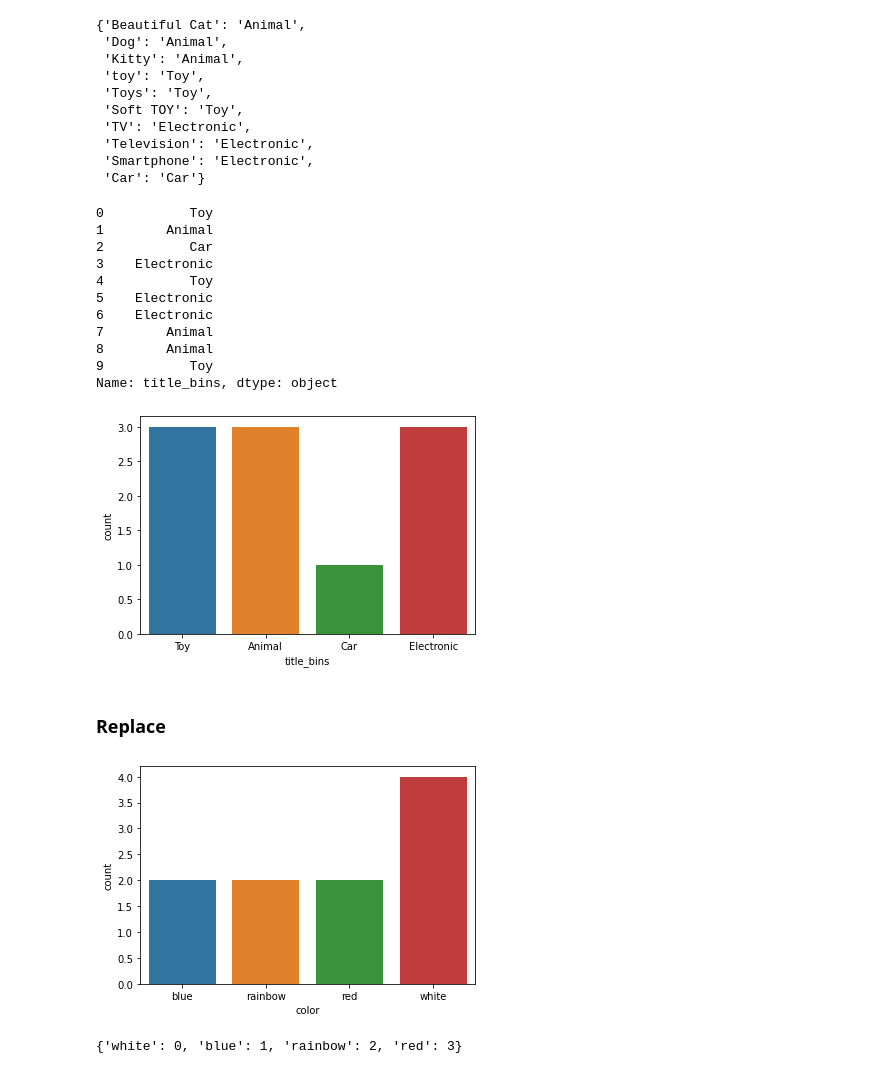
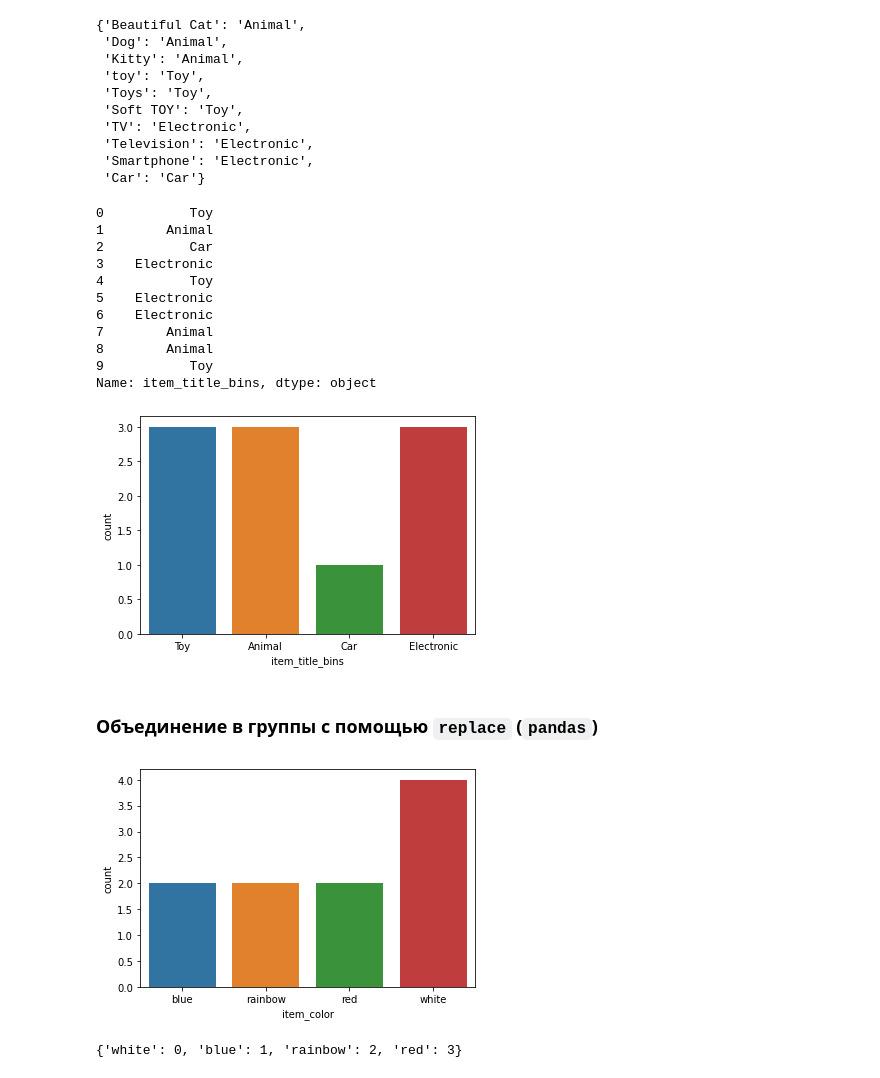
Before and after one commit to ryndovaira-org/data_science_lectures, a Jupyter notebook: 04_data_preparation/lectures/04_feature_engineering.ipynb, the cells around one changed output. Saved outputs shown, nothing was run; the diff lists cells and outputs as text; code cells hidden in the pictures.

```diff
--- a/04_data_preparation/lectures/04_feature_engineering.ipynb
+++ b/04_data_preparation/lectures/04_feature_engineering.ipynb
@@ -405,5 +423,5 @@ tags_df
 | 9 | True | False | True | False | False | False |
 # %%
 # присоединить колонки с тегами к df
-df = df.join(tags_df)
+df = df.join(item_tags_df)
 # %% [markdown]
@@ -466,11 +484,11 @@ Name: color, dtype: int64
 # %%
-df['is_white'] = df.color == 'white'
-df['is_blue'] = df.color == 'blue'
-df['is_rainbow'] = df.color == 'rainbow'
-df['is_red'] = df.color == 'red'
+df['is_white'] = df.item_color == 'white'
+df['is_blue'] = df.item_color == 'blue'
+df['is_rainbow'] = df.item_color == 'rainbow'
+df['is_red'] = df.item_color == 'red'
 # %%
-df['is_color_white_or_blue'] = (df.color == 'white') | (df.color == 'blue')
-df['is_color_rainbow_or_red'] = (df.color == 'rainbow') | (df.color == 'red')
+df['is_item_color_white_or_blue'] = (df.item_color == 'white') | (df.item_color == 'blue')
+df['is_item_color_rainbow_or_red'] = (df.item_color == 'rainbow') | (df.item_color == 'red')
 # %%
 df
 # %% [output]
@@ -555,8 +573,8 @@ all_mapping
  'Car': 'Car'}
 # %%
 # создать новую колонку с замененными значениями
-df['title_bins'] = df.title.map(all_mapping)
-df.title_bins
+df['item_title_bins'] = df.item_title.map(all_mapping)
+df.item_title_bins
 # %% [output]
 0           Toy
 1        Animal
@@ -568,15 +586,15 @@ df.title_bins
 7        Animal
 8        Animal
 9           Toy
-Name: title_bins, dtype: object
+Name: item_title_bins, dtype: object
 # %%
-_ = sns.countplot(x=df.title_bins)
+_ = sns.countplot(x=df.item_title_bins)
 # %% [output]
-[figure, old version]
+[figure, new version]
-# %% [markdown]
-### Replace
+# %% [markdown]
+### Объединение в группы с помощью `replace` (`pandas`)
 # %%
-_ = sns.countplot(x=df.color)
+_ = sns.countplot(x=df.item_color)
 # %% [output]
-[figure, old version]
+[figure, new version]
 # %%
```
Also changed, not shown: parts of 53 cells of this notebook.
